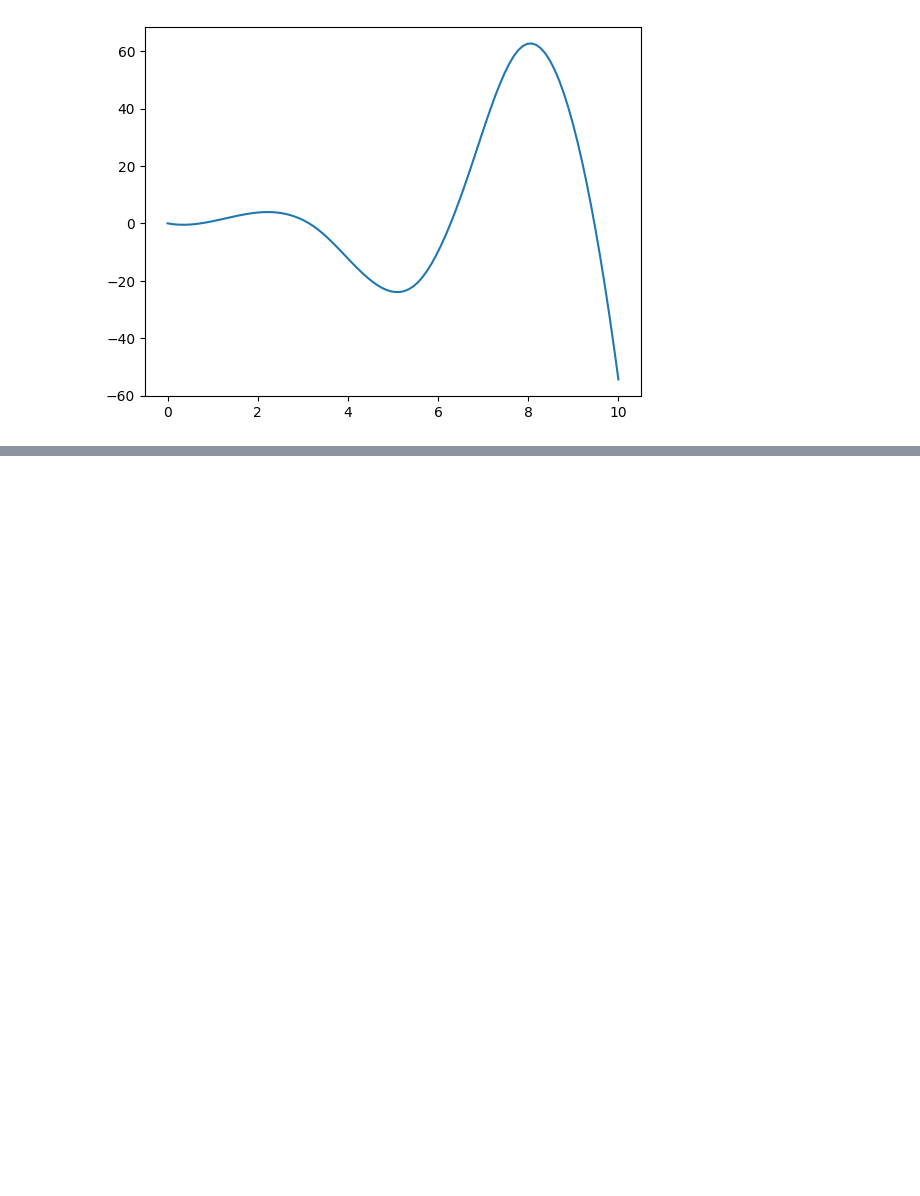
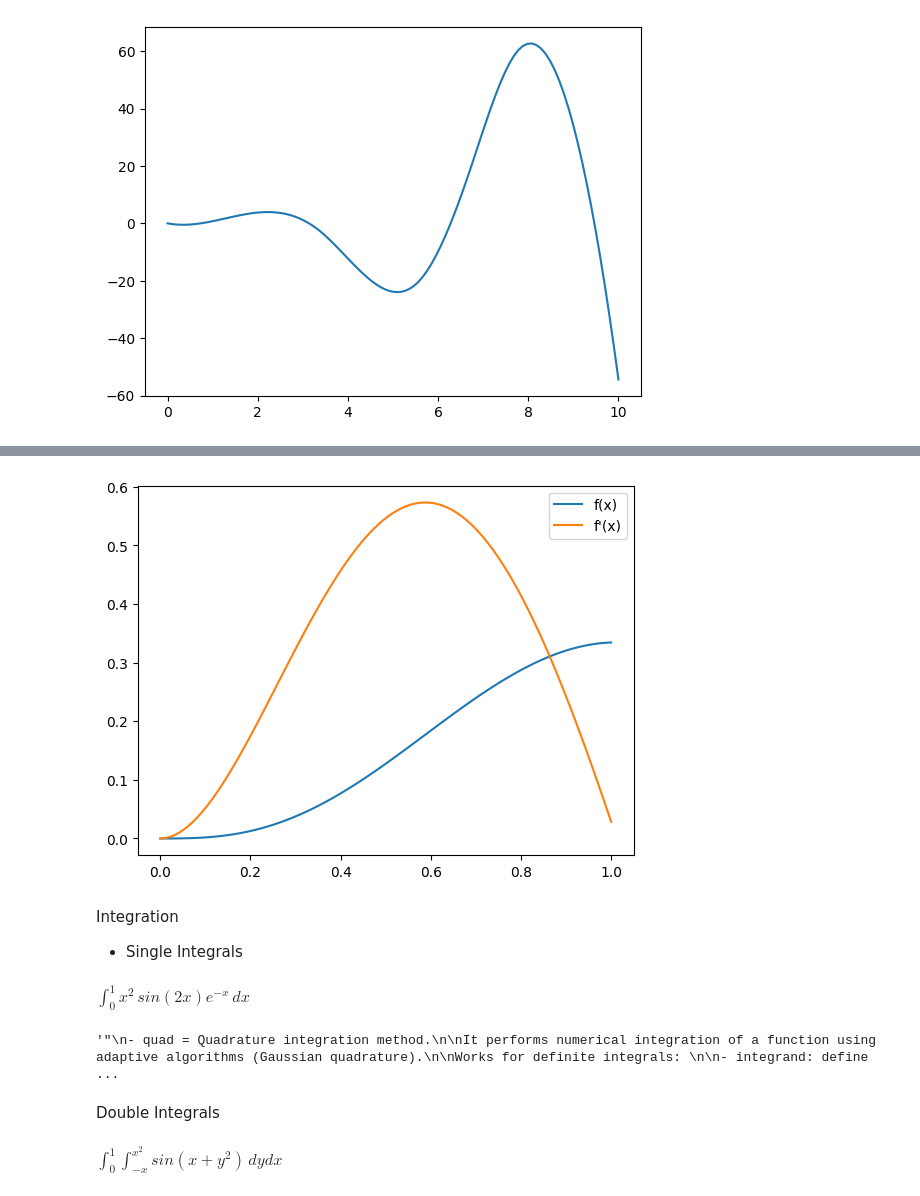
Before and after one commit to yamini-nirwan/Learning-Python, a Jupyter notebook: scipy.ipynb, the cells around one changed output, grey strips where cells are left out. Saved outputs shown, nothing was run; the diff lists cells and outputs as text; code cells hidden in the pictures; blank space fills up the shorter version.

```diff
--- a/scipy.ipynb
+++ b/scipy.ipynb
@@ -109,0 +236,59 @@ plt.plot(x_dense, y_dense) #cubic interpolation gives the smoothest curve
+# %%
+# function
+def f(x):
+    return x[0]**2 * np.sin(2*x[0]) * np.exp(-x[0])
+
+# derivative wrapper
+def numerical_derivative(x0):
+    eps = np.sqrt(np.finfo(float).eps)
+    return approx_fprime([x0], f, eps)[0]
+
+# evaluate function and derivative on grid
+x = np.linspace(0, 1, 100)
+y = [f([xi]) for xi in x]
+dy = [numerical_derivative(xi) for xi in x]
+
+# plot
+plt.plot(x, y, label="f(x)")
+plt.plot(x, dy, label="f'(x)")
+plt.legend()
+plt.show()
+# %% [output]
+[figure, added]
+# %% [markdown]
+Integration
+- Single Integrals
+# %% [markdown]
+$\int_0^1 x^2 \, sin(2x)e^ {-x} \, dx$
+# %%
+from scipy.integrate import quad
+integrand = lambda x: x**2 * np.sin(2*x) * np.exp(-x)
+integral, integral_error = quad(integrand, 0, 1)
+
+""""
+- quad = Quadrature integration method.
+
+It performs numerical integration of a function using adaptive algorithms (Gaussian quadrature).
+
+Works for definite integrals:
+
+- integrand: defines the integrand function
+lambda x: is a quick way to define an inline function (instead of writing def f(x): return ...).
+
+Uses NumPy for sin and exp to handle math efficiently
+
+- integral, integral_error = quad(integrand, 0, 1)
+
+This runs the integration:
+
+integral = the numerical value of the integral.
+
+integral_error = an estimate of the numerical error (how much uncertainty in the calculation).
+
+"""
+# %% [output]
+'"\n- quad = Quadrature integration method.\n\nIt performs numerical integration of a function using adaptive algorithms (Gaussian quadrature).\n\nWorks for definite integrals: \n\n- integrand: define ...
+# %% [markdown]
+Double Integrals
+# %% [markdown]
+$\int_0^1 \int_{-x}^{x^2} sin(x+y^2) \, dydx$
```
Also changed, not shown: parts of 35 cells of this notebook, 1 other file.
